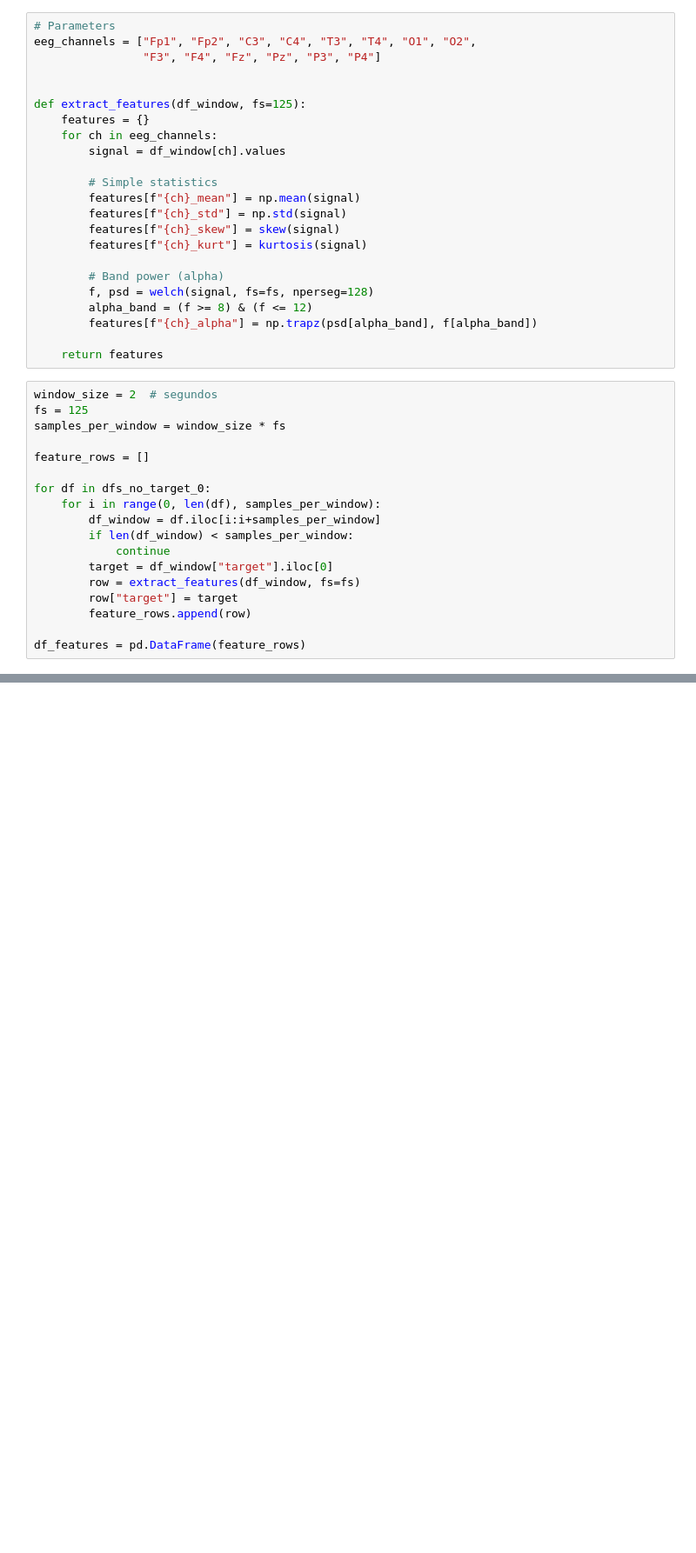
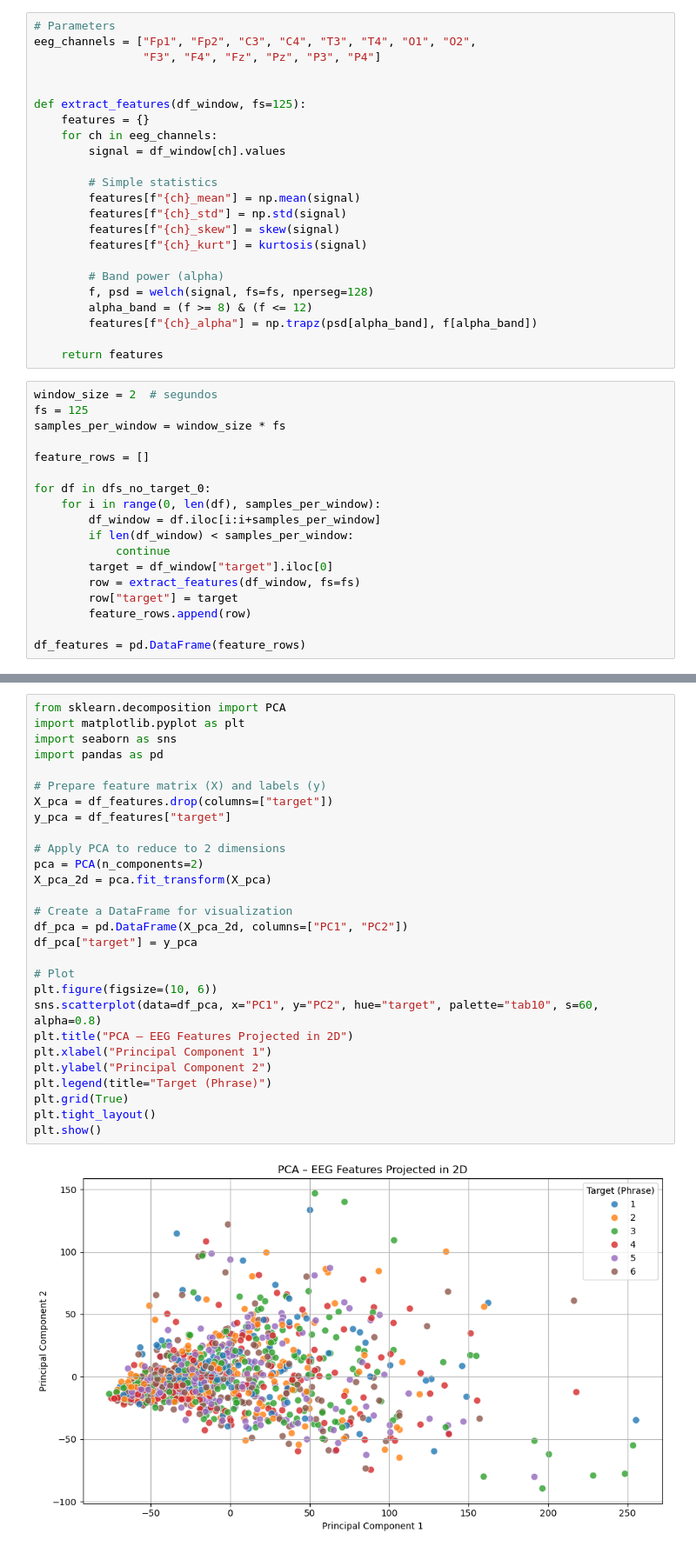
Before and after one commit to linalopes/creativity-in-vitro-eeg, a Jupyter notebook: notebooks/02_Lina_segment_filtered.ipynb, the cells around one changed output, grey strips where cells are left out. Shown at 87% size. Cells and saved outputs as stored; diff of their text form; blank space fills up the shorter version.

```diff
--- a/notebooks/02_Lina_segment_filtered.ipynb
+++ b/notebooks/02_Lina_segment_filtered.ipynb
@@ -280,0 +537,30 @@ plt.show()
+# %%
+from sklearn.decomposition import PCA
+import matplotlib.pyplot as plt
+import seaborn as sns
+import pandas as pd
+
+# Prepare feature matrix (X) and labels (y)
+X_pca = df_features.drop(columns=["target"])
+y_pca = df_features["target"]
+
+# Apply PCA to reduce to 2 dimensions
+pca = PCA(n_components=2)
+X_pca_2d = pca.fit_transform(X_pca)
+
+# Create a DataFrame for visualization
+df_pca = pd.DataFrame(X_pca_2d, columns=["PC1", "PC2"])
+df_pca["target"] = y_pca
+
+# Plot
+plt.figure(figsize=(10, 6))
+sns.scatterplot(data=df_pca, x="PC1", y="PC2", hue="target", palette="tab10", s=60, alpha=0.8)
+plt.title("PCA – EEG Features Projected in 2D")
+plt.xlabel("Principal Component 1")
+plt.ylabel("Principal Component 2")
+plt.legend(title="Target (Phrase)")
+plt.grid(True)
+plt.tight_layout()
+plt.show()
+# %% [output]
+[figure, added]
```
Also changed, not shown: parts of 16 cells of this notebook, 1 other file.
